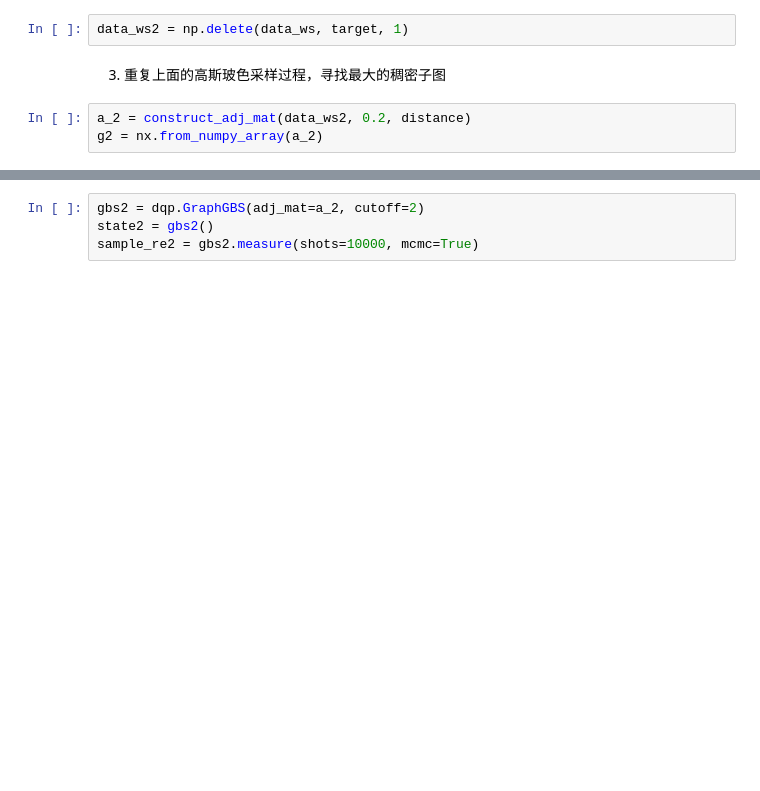
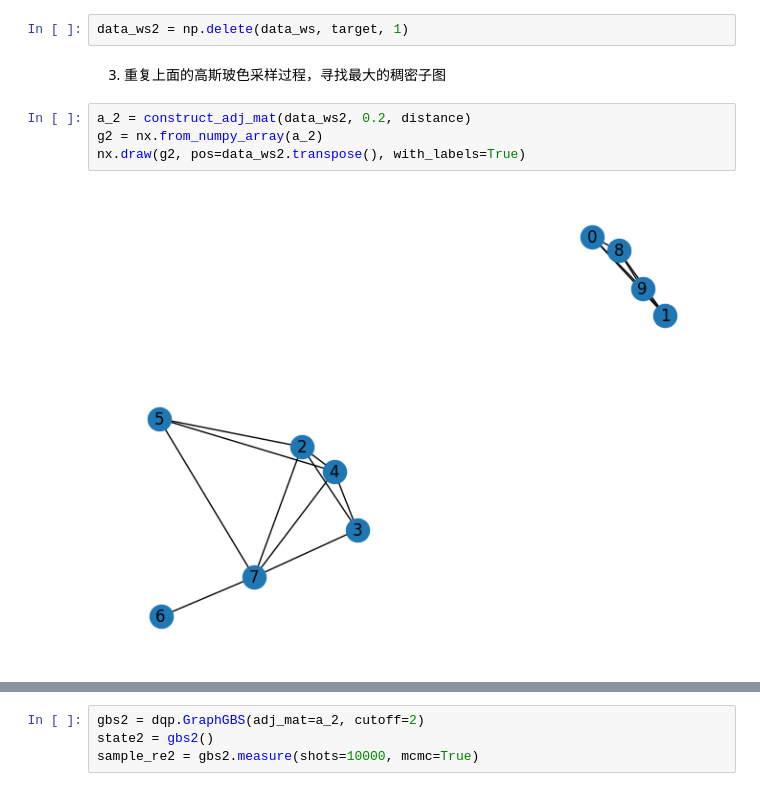
Before and after one commit to TuringQ/deepquantum, a Jupyter notebook: docs/source/demos/difficult/gbs_clustering/gbs_clustering.ipynb, the cells around one changed output, grey strips where cells are left out. Cells and saved outputs as stored; diff of their text form; blank space fills up the shorter version.

```diff
--- a/docs/source/demos/difficult/gbs_clustering/gbs_clustering.ipynb
+++ b/docs/source/demos/difficult/gbs_clustering/gbs_clustering.ipynb
@@ -162,3 +162,6 @@ data_ws2 = np.delete(data_ws, target, 1)
 # %%
 a_2 = construct_adj_mat(data_ws2, 0.2, distance)
 g2 = nx.from_numpy_array(a_2)
+nx.draw(g2, pos=data_ws2.transpose(), with_labels=True)
+# %% [output]
+[figure, added]
```
Also changed, not shown: parts of 1 cell of this notebook, 26 other files.
